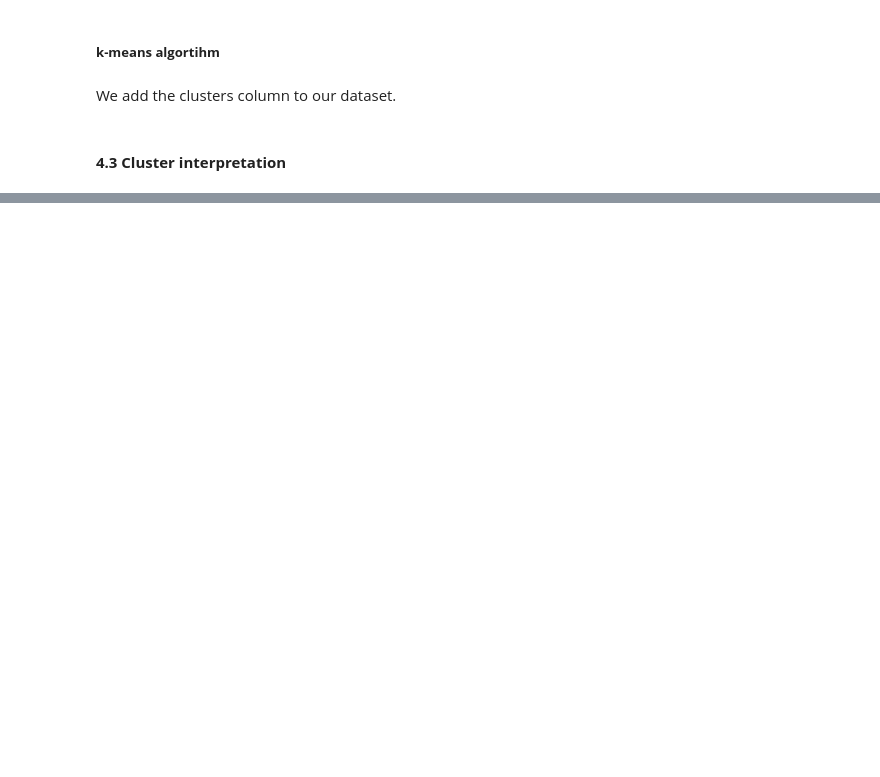
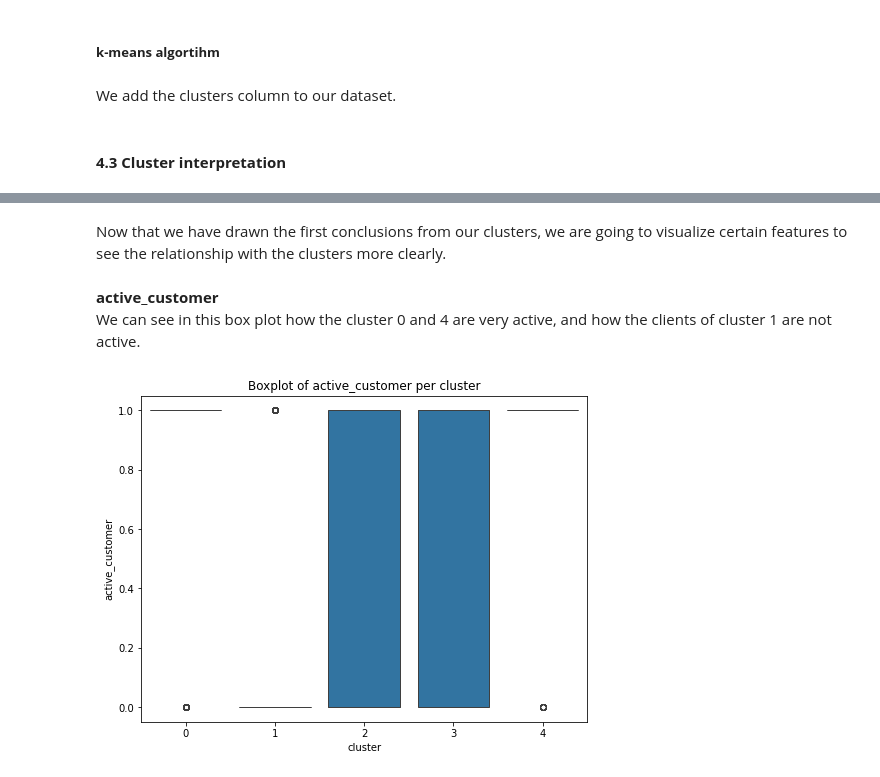
Before and after one commit to VictorSinNav/Easymoney-Data-Science-Solutions, a Jupyter notebook: Customer Segmentation.ipynb, the cells around one changed output, grey strips where cells are left out. Cells and saved outputs as stored; diff of their text form; code cells hidden in the pictures; blank space fills up the shorter version.

Commit message:
Cluster interpretation

```diff
--- a/Customer Segmentation.ipynb
+++ b/Customer Segmentation.ipynb
@@ -394,7 +394,7 @@ For those reasons, we will select 6 clusters for our segmentation.
 # %% [markdown]
 ##### **k-means algortihm**
 # %%
-kmeans = KMeans(n_clusters=6, random_state=175)
+kmeans = KMeans(n_clusters=5, random_state=175)
 
 kmeans.fit(df_standard)
 
@@ -410,0 +450,14 @@ We can see how and which features are more relevant to the clusters selection.
+# %% [markdown]
+Now that we have drawn the first conclusions from our clusters, we are going to visualize certain features to see the relationship with the clusters more clearly.
+# %% [markdown]
+**active_customer**
+We can see in this box plot how the cluster 0 and 4 are very active, and how the clients of cluster 1 are not active.
+# %%
+plt.figure(figsize=(8,6))
+sns.boxplot(x='cluster', y='active_customer', data=df_last_partition)
+plt.title('Boxplot of active_customer per cluster')
+plt.xlabel('cluster')
+plt.ylabel('active_customer')
+plt.show()
+# %% [output]
+[figure, added]
```
Also changed, not shown: parts of 22 cells of this notebook.
